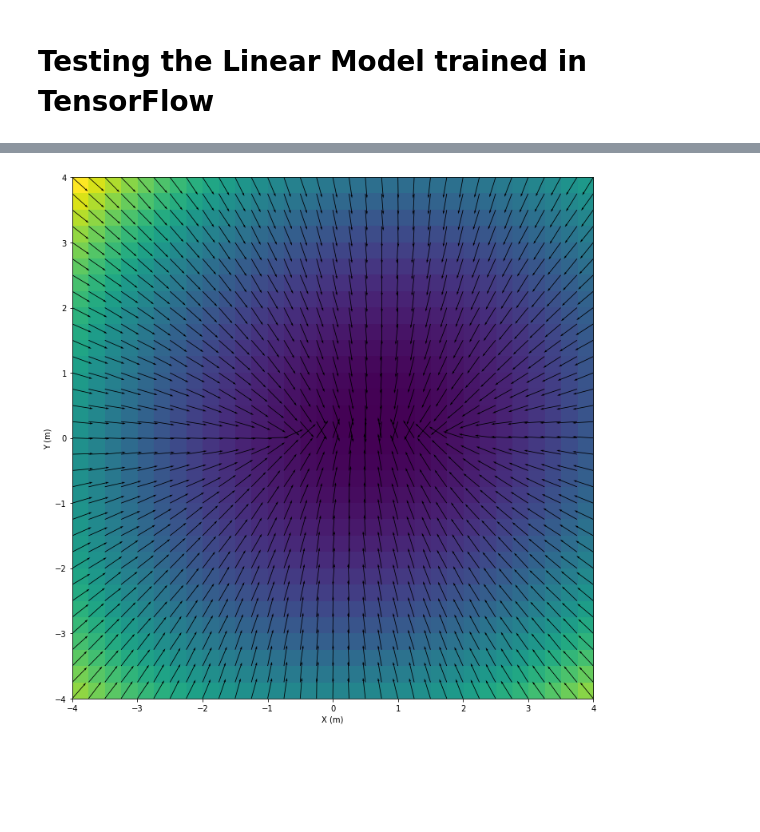
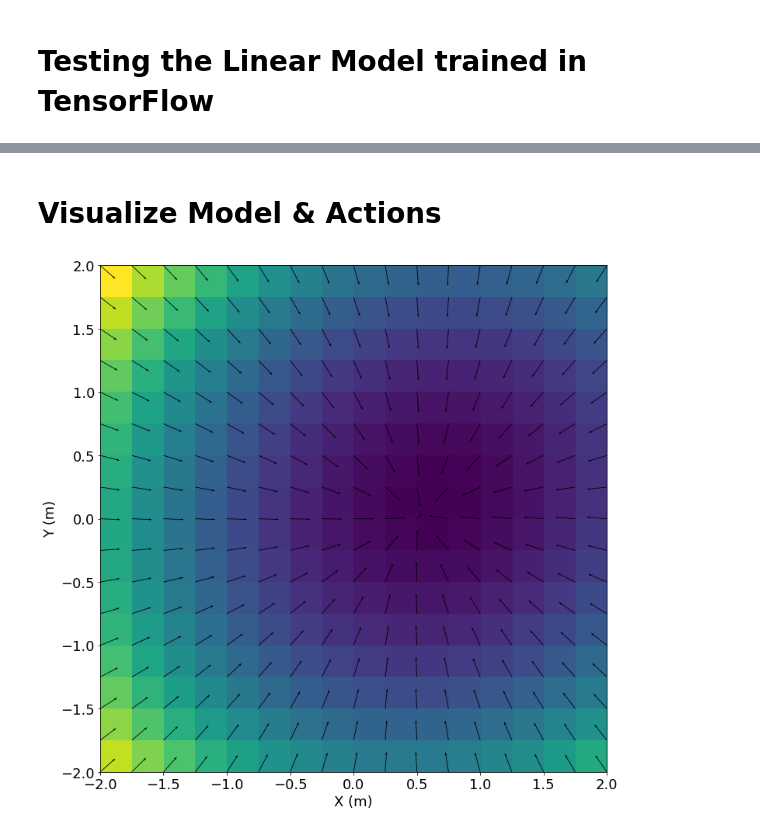
Before and after one commit to UM-ARM-Lab/unreliable-deform-manipulation, a Jupyter notebook: link_bot_notebooks/src/link_bot_notebooks/Multi-Step Linear.ipynb, the cells around one changed output, grey strips where cells are left out. Drawn from its saved outputs; the diff is of its cells as text; code cells hidden in the pictures; blank space fills up the shorter version.

```diff
--- a/link_bot_notebooks/src/link_bot_notebooks/Multi-Step Linear.ipynb
+++ b/link_bot_notebooks/src/link_bot_notebooks/Multi-Step Linear.ipynb
@@ -7,12 +7,16 @@ from math import acos
 import numpy as np
 import matplotlib.pyplot as plt
 from link_bot_notebooks.linear_tf_model import LinearTFModel
+from link_bot_agent import gurobi_act
+
+plt.style.use('slides')
 # %%
-args = {'checkpoint': "log_data/init_A/December_12_11:09:29__18519c1ff2/nn.ckpt-215000", 'log': False, 'batch_size': 1024}
+args = {'checkpoint': "log_data/random_50_all_training_low_B/December_13_16:00:58__19abfb2b9e/nn.ckpt-320000", 'log': False, 'batch_size': 1024}
 dataset = "../../../link_bot_teleop/data/random_50_steps.txt"
 n_steps = 50
 dt = 0.1
 x = tpo.load_train(dataset, N=6, L=2, n_steps=n_steps, extract_func=tpo.link_pos_vel_extractor2(6))
 model = LinearTFModel(args, N=6, M=2, L=2, n_steps=1, dt=dt)
 model.load()
+print(model)
 # %% [output]
@@ -21,3 +37,5 @@ Restored ckpt log_data/init_A/December_12_11:09:29__18519c1ff2/nn.ckpt-215000 at
 # %%
-goal = np.array([[0], [0], [1], [0], [2], [0]])
+goal = np.array([[0], [0], [0], [1], [0], [2]])
 og = model.reduce(goal)
+max_v = 1
+action_selector = gurobi_act.GurobiAct(model, og, max_v)
@@ -59,15 +81,17 @@ print(s1.T)
+# %% [markdown]
+# Visualize Model & Actions
 # %%
 data = tpo.load_data(dataset, g=goal, extract_func=tpo.two_link_pos_vel_extractor)
 # %%
 plt.figure(figsize=(12,12))
-m = 4
+m = 2
 c = 0
 res = 0.25
 tpo.plot_costmap_2(plt, model, data, goal, resolution=res, minimum=c-m, maximum=c+m)
 ax = plt.gca()
-tpo.policy_quiver(model, goal, ax, c, c, res, m, scale=25)
+tpo.policy_quiver(model, action_selector, goal, ax, c, c, res, m, scale=25)
 plt.xlabel("X (m)")
 plt.ylabel("Y (m)");
 # %% [output]
-[figure, old version]
+[figure, new version]
 # %%
```
Also changed, not shown: parts of 8 cells of this notebook, 12 other files.
